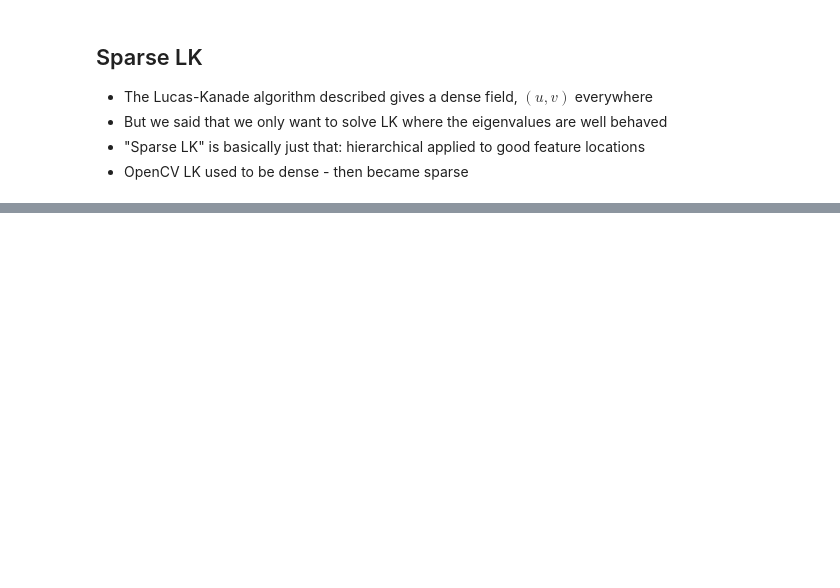
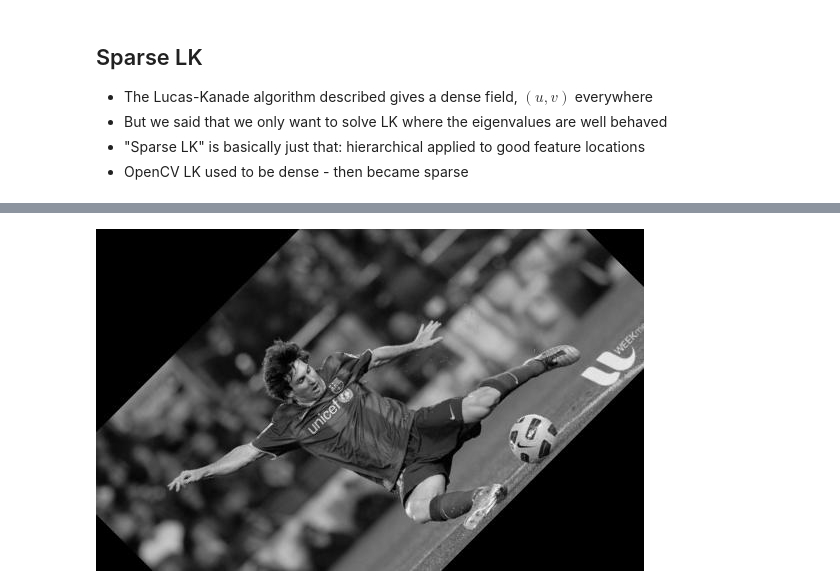
Before and after one commit to jalalirs/Introduction-to-Computer-Vision, a Jupyter notebook: L6/L6.ipynb, the cells around one changed output, grey strips where cells are left out. Drawn from its saved outputs; the diff is of its cells as text; code cells hidden in the pictures; blank space fills up the shorter version.

```diff
--- a/L6/L6.ipynb
+++ b/L6/L6.ipynb
@@ -797,0 +824,6 @@ Known as a **Gaussian Pyramid** [Burt and Adelson, 1983]
+# %%
+M = cv2.getRotationMatrix2D((cols/2,rows/2),45,1)
+dst = cv2.warpAffine(graymessi,M,(cols,rows))
+imshow(dst)
+# %% [output]
+[figure, added]
```
Also changed, not shown: parts of 12 cells of this notebook, 10 other files.
